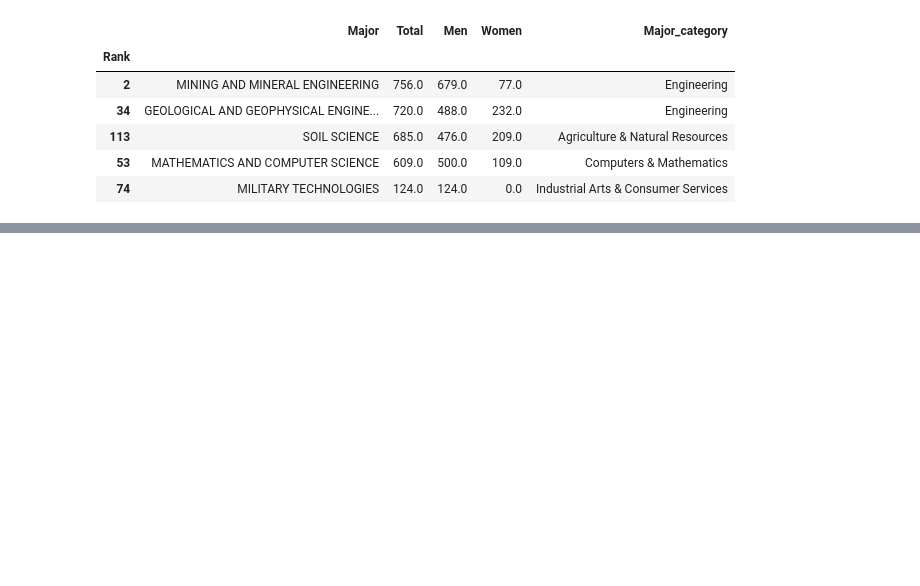
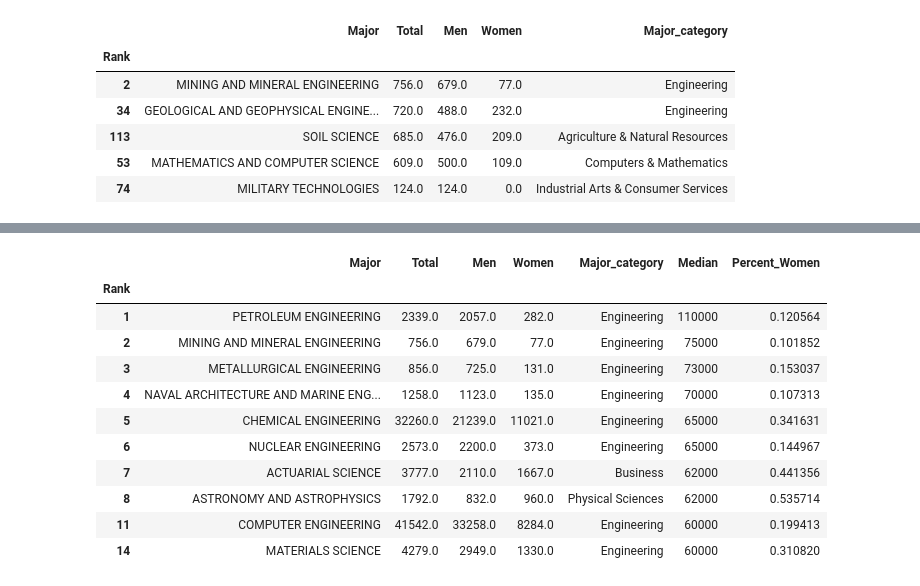
Before and after one commit to amartins22/data-science-2021F, a Jupyter notebook: unit-2/project2.ipynb, the cells around one changed output, grey strips where cells are left out. Cells and saved outputs as stored; diff of their text form; code cells hidden in the pictures; blank space fills up the shorter version.

```diff
--- a/unit-2/project2.ipynb
+++ b/unit-2/project2.ipynb
@@ -375,0 +359,17 @@ df.iloc[:,[1,2,3,4,5,8,12,13,14,21]].sort_values('Median', ascending = False).ta
+# %%
+#How many men vs women are in the highest and lowest paying majors?
+#highest
+df.iloc[:,[1,2,3,4,5,14,21]].sort_values('Median', ascending = False).head(10)
+# %% [output]
+|  | Major | Total | Men | Women | Major_category | Median | Percent_Women |
+| Rank |  |  |  |  |  |  |  |
+| 1 | PETROLEUM ENGINEERING | 2339.0 | 2057.0 | 282.0 | Engineering | 110000 | 0.120564 |
+| 2 | MINING AND MINERAL ENGINEERING | 756.0 | 679.0 | 77.0 | Engineering | 75000 | 0.101852 |
+| 3 | METALLURGICAL ENGINEERING | 856.0 | 725.0 | 131.0 | Engineering | 73000 | 0.153037 |
+| 4 | NAVAL ARCHITECTURE AND MARINE ENG... | 1258.0 | 1123.0 | 135.0 | Engineering | 70000 | 0.107313 |
+| 5 | CHEMICAL ENGINEERING | 32260.0 | 21239.0 | 11021.0 | Engineering | 65000 | 0.341631 |
+| 6 | NUCLEAR ENGINEERING | 2573.0 | 2200.0 | 373.0 | Engineering | 65000 | 0.144967 |
+| 7 | ACTUARIAL SCIENCE | 3777.0 | 2110.0 | 1667.0 | Business | 62000 | 0.441356 |
+| 8 | ASTRONOMY AND ASTROPHYSICS | 1792.0 | 832.0 | 960.0 | Physical Sciences | 62000 | 0.535714 |
+| 11 | COMPUTER ENGINEERING | 41542.0 | 33258.0 | 8284.0 | Engineering | 60000 | 0.199413 |
+| 14 | MATERIALS SCIENCE | 4279.0 | 2949.0 | 1330.0 | Engineering | 60000 | 0.310820 |
```
Also changed, not shown: parts of 9 cells of this notebook, 9 other files.
